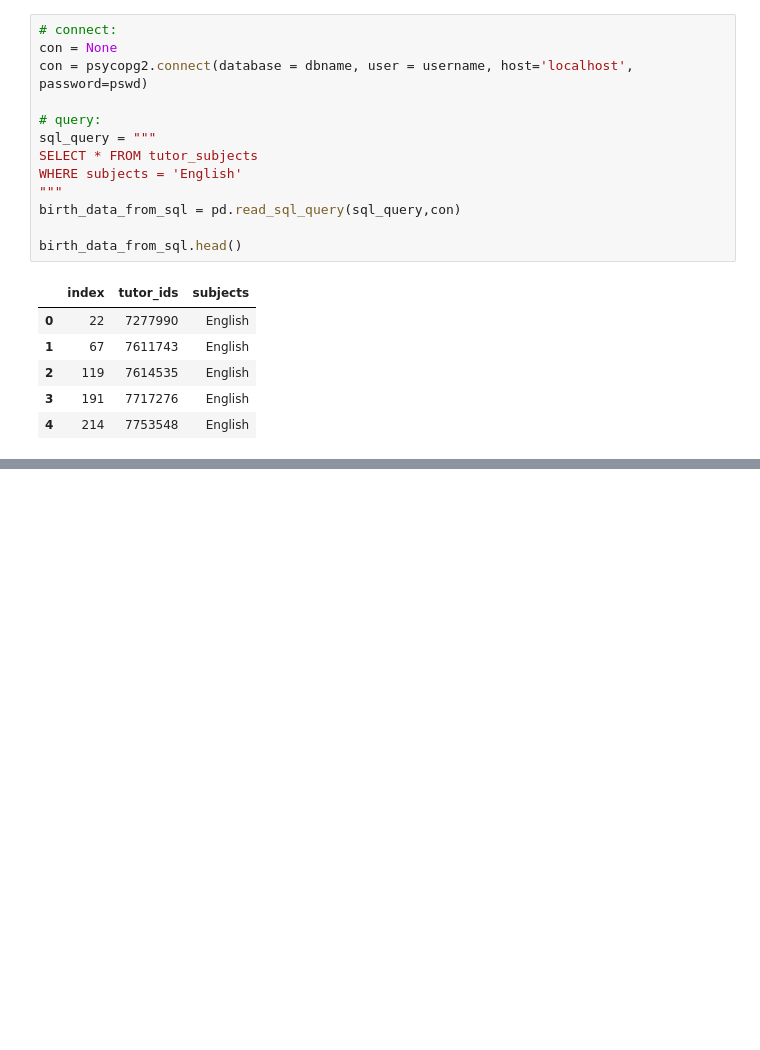
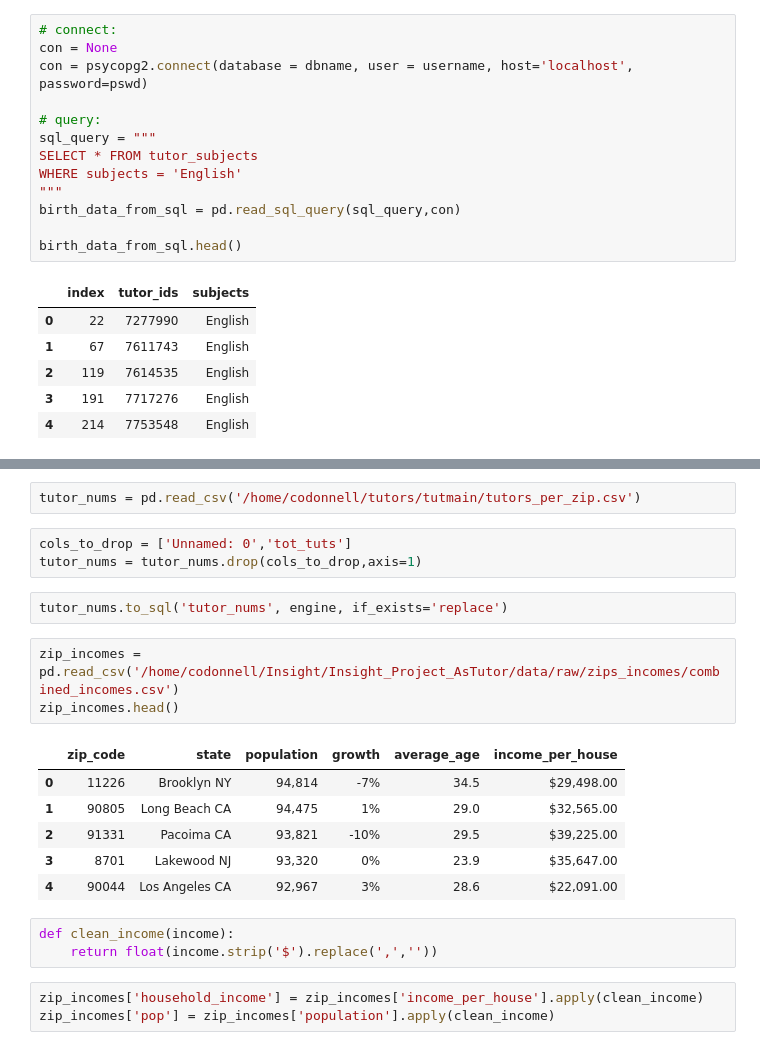
Before and after one commit to cfodonnell/Insight_Project_AsTutor, a Jupyter notebook: data_cleaning.ipynb, the cells around one changed output, grey strips where cells are left out. Cells and saved outputs as stored; diff of their text form; blank space fills up the shorter version.

```diff
--- a/data_cleaning.ipynb
+++ b/data_cleaning.ipynb
@@ -279,0 +297,23 @@ birth_data_from_sql.head()
+# %%
+tutor_nums = pd.read_csv('/home/codonnell/tutors/tutmain/tutors_per_zip.csv')
+# %%
+cols_to_drop = ['Unnamed: 0','tot_tuts']
+tutor_nums = tutor_nums.drop(cols_to_drop,axis=1)
+# %%
+tutor_nums.to_sql('tutor_nums', engine, if_exists='replace')
+# %%
+zip_incomes = pd.read_csv('/home/codonnell/Insight/Insight_Project_AsTutor/data/raw/zips_incomes/combined_incomes.csv')
+zip_incomes.head()
+# %% [output]
+|  | zip_code | state | population | growth | average_age | income_per_house |
+| 0 | 11226 | Brooklyn NY | 94,814 | -7% | 34.5 | $29,498.00 |
+| 1 | 90805 | Long Beach CA | 94,475 | 1% | 29.0 | $32,565.00 |
+| 2 | 91331 | Pacoima CA | 93,821 | -10% | 29.5 | $39,225.00 |
+| 3 | 8701 | Lakewood NJ | 93,320 | 0% | 23.9 | $35,647.00 |
+| 4 | 90044 | Los Angeles CA | 92,967 | 3% | 28.6 | $22,091.00 |
+# %%
+def clean_income(income):
+    return float(income.strip('$').replace(',',''))
+# %%
+zip_incomes['household_income'] = zip_incomes['income_per_house'].apply(clean_income)
+zip_incomes['pop'] = zip_incomes['population'].apply(clean_income)
```
Also changed, not shown: parts of 16 cells of this notebook, 8 other files.
